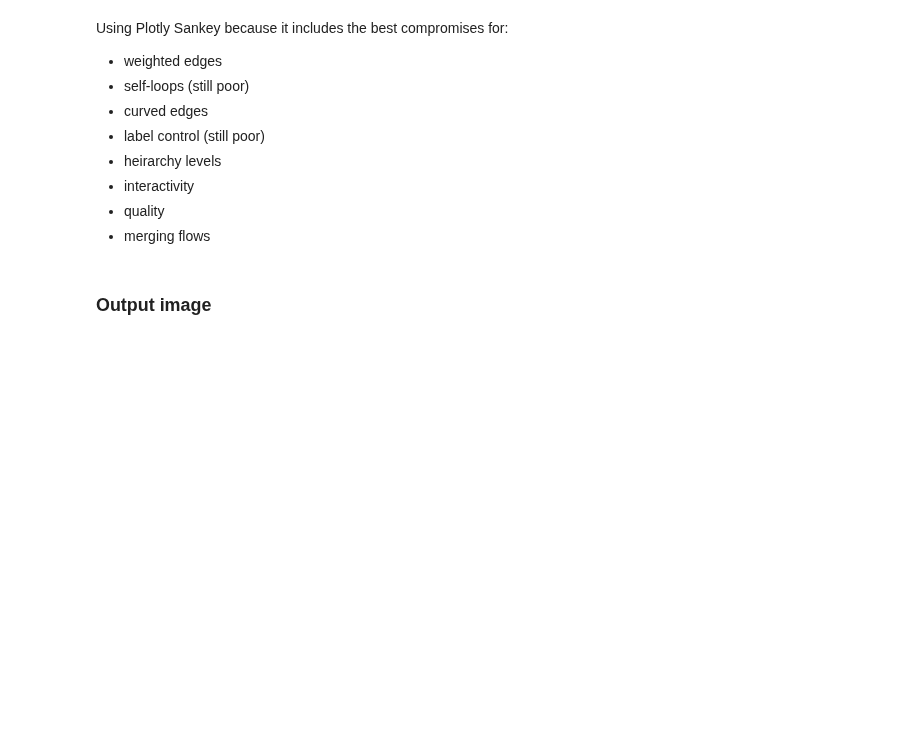
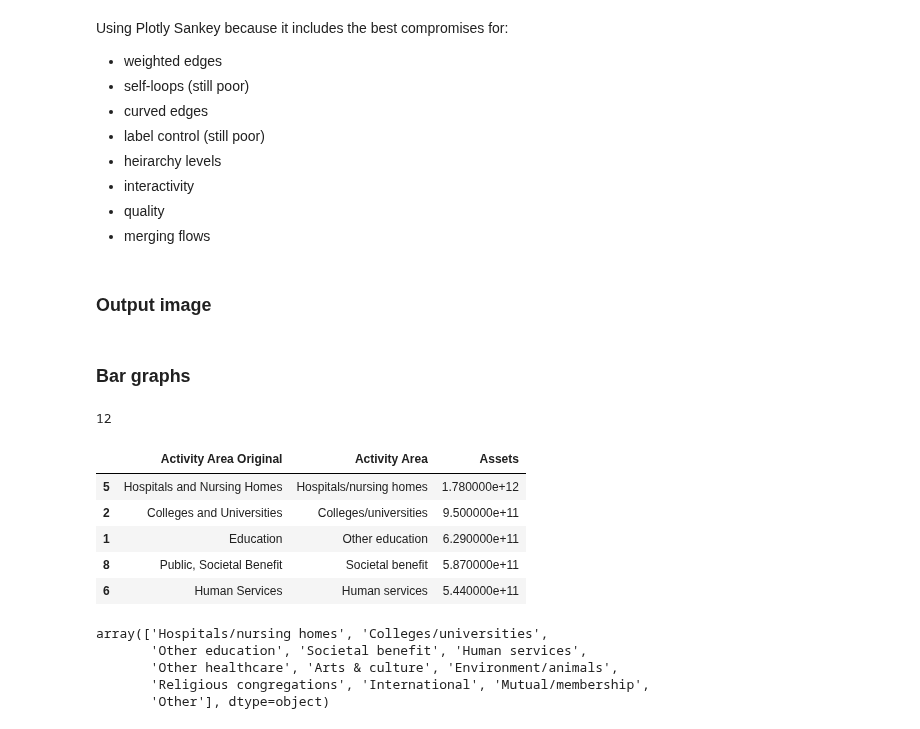
Before and after one commit to HFAwesomeCharts/MCNNonprofitEconomy, a Jupyter notebook: notebooks/MCN_NP_Economy_Figures.ipynb, the cells around one changed output. Cells and saved outputs as stored; diff of their text form; code cells hidden in the pictures; blank space fills up the shorter version.

```diff
--- a/notebooks/MCN_NP_Economy_Figures.ipynb
+++ b/notebooks/MCN_NP_Economy_Figures.ipynb
@@ -657,3 +820,5 @@ window.addEventListener("load", function() {{
 
 with open(fig_html_output_path, "w", encoding="utf-8") as f:
     f.write(full_html)
+# %% [markdown]
+### Bar graphs
@@ -659,0 +835,45 @@ with open(fig_html_output_path, "w", encoding="utf-8") as f:
+# %%
+# DATA: ASSETS
+
+# Set order
+# rev_order = [
+#     "Performing Services for Related Organization",
+#     "Reimbursement Paid by Related Organization",
+#     "Reimbursement Paid to Related Organization",
+#     "Grants to Related Organization",
+#     "Other"
+# ]
+
+# Safety copy of dataframe
+asset_clean_df = asset_raw_df.copy()
+
+# Rename columns
+asset_clean_df.rename(
+    columns={
+        "Activity Area": "Activity Area",
+        "Total": "Assets",
+    },
+    inplace=True
+)
+
+# Sort data
+asset_clean_df = asset_clean_df.sort_values("Assets", ascending=False)
+
+print(len(asset_clean_df))
+asset_clean_df.head()
+# %% [output]
+12
+|  | Activity Area Original | Activity Area | Assets |
+| 5 | Hospitals and Nursing Homes | Hospitals/nursing homes | 1.780000e+12 |
+| 2 | Colleges and Universities | Colleges/universities | 9.500000e+11 |
+| 1 | Education | Other education | 6.290000e+11 |
+| 8 | Public, Societal Benefit | Societal benefit | 5.870000e+11 |
+| 6 | Human Services | Human services | 5.440000e+11 |
+# %%
+asset_clean_df["Activity Area"].unique()
+# %% [output]
+array(['Hospitals/nursing homes', 'Colleges/universities',
+       'Other education', 'Societal benefit', 'Human services',
+       'Other healthcare', 'Arts & culture', 'Environment/animals',
+       'Religious congregations', 'International', 'Mutual/membership',
+       'Other'], dtype=object)
```
Also changed, not shown: parts of 18 cells of this notebook, 10 other files.
